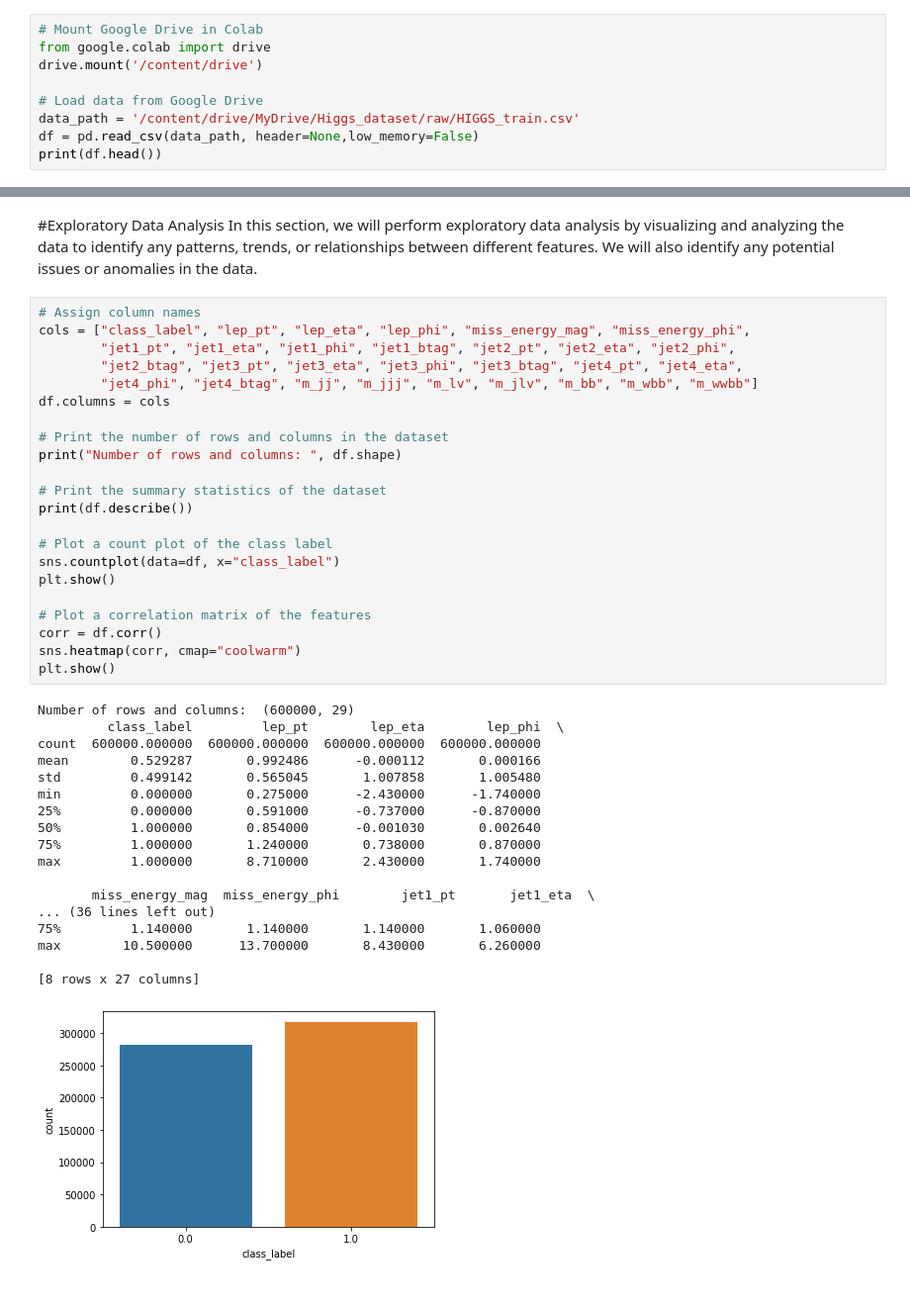
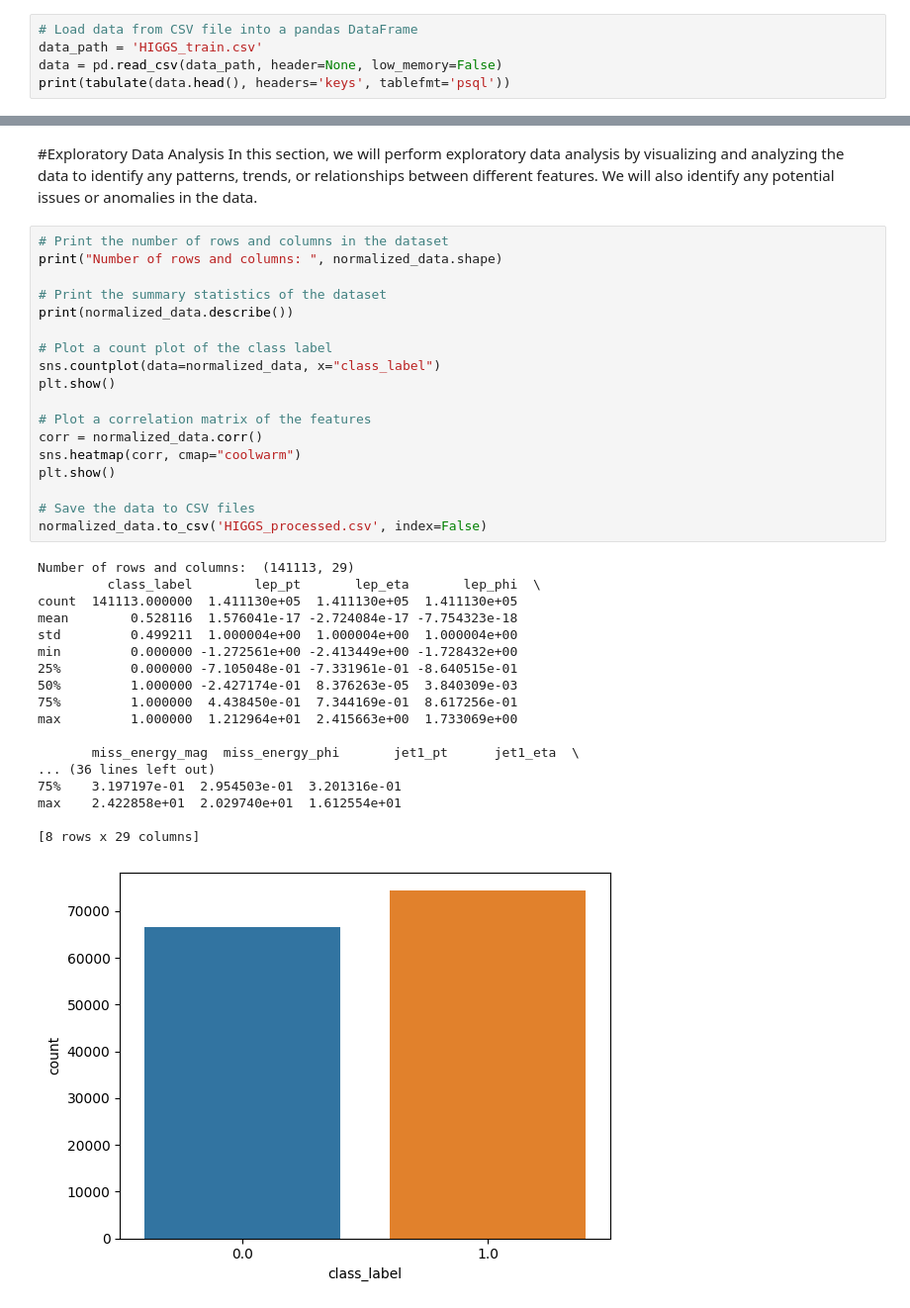
Before and after one commit to YahyaEryani/quantum-model, a Jupyter notebook: notebooks/01_data_exploration.ipynb, the cells around one changed output, grey strips where cells are left out. Shown at 99% size. Saved outputs shown, nothing was run; the diff lists cells and outputs as text.

Commit message:
cleaned data further and rearranged notebook

```diff
--- a/notebooks/01_data_exploration.ipynb
+++ b/notebooks/01_data_exploration.ipynb
@@ -15,12 +17,8 @@ from sklearn.preprocessing import StandardScaler
 #Loading Data
 Here, we will load the Higgs boson dataset into a pandas DataFrame and inspect the data to get a better understanding of the data structure and format.
 # %%
-# Mount Google Drive in Colab
-from google.colab import drive
-drive.mount('/content/drive')
-
-# Load data from Google Drive
-data_path = '/content/drive/MyDrive/Higgs_dataset/raw/HIGGS_train.csv'
-df = pd.read_csv(data_path, header=None,low_memory=False)
-print(df.head())
+# Load data from CSV file into a pandas DataFrame
+data_path = 'HIGGS_train.csv'
+data = pd.read_csv(data_path, header=None, low_memory=False)
+print(tabulate(data.head(), headers='keys', tablefmt='psql'))
 # %% [output]
@@ -44,43 +95,39 @@ Mounted at /content/drive
 #Exploratory Data Analysis
 In this section, we will perform exploratory data analysis by visualizing and analyzing the data to identify any patterns, trends, or relationships between different features. We will also identify any potential issues or anomalies in the data.
 # %%
-# Assign column names
-cols = ["class_label", "lep_pt", "lep_eta", "lep_phi", "miss_energy_mag", "miss_energy_phi",
-        "jet1_pt", "jet1_eta", "jet1_phi", "jet1_btag", "jet2_pt", "jet2_eta", "jet2_phi",
-        "jet2_btag", "jet3_pt", "jet3_eta", "jet3_phi", "jet3_btag", "jet4_pt", "jet4_eta",
-        "jet4_phi", "jet4_btag", "m_jj", "m_jjj", "m_lv", "m_jlv", "m_bb", "m_wbb", "m_wwbb"]
-df.columns = cols
-
 # Print the number of rows and columns in the dataset
-print("Number of rows and columns: ", df.shape)
+print("Number of rows and columns: ", normalized_data.shape)
 
 # Print the summary statistics of the dataset
-print(df.describe())
+print(normalized_data.describe())
 
 # Plot a count plot of the class label
-sns.countplot(data=df, x="class_label")
+sns.countplot(data=normalized_data, x="class_label")
 plt.show()
 
 # Plot a correlation matrix of the features
-corr = df.corr()
+corr = normalized_data.corr()
 sns.heatmap(corr, cmap="coolwarm")
 plt.show()
+
+# Save the data to CSV files
+normalized_data.to_csv('HIGGS_processed.csv', index=False)
 # %% [output]
-Number of rows and columns:  (600000, 29)
-         class_label         lep_pt        lep_eta        lep_phi  \
-count  600000.000000  600000.000000  600000.000000  600000.000000
-mean        0.529287       0.992486      -0.000112       0.000166
-std         0.499142       0.565045       1.007858       1.005480
-min         0.000000       0.275000      -2.430000      -1.740000
-25%         0.000000       0.591000      -0.737000      -0.870000
-50%         1.000000       0.854000      -0.001030       0.002640
-75%         1.000000       1.240000       0.738000       0.870000
-max         1.000000       8.710000       2.430000       1.740000
+Number of rows and columns:  (141113, 29)
+         class_label        lep_pt       lep_eta       lep_phi  \
+count  141113.000000  1.411130e+05  1.411130e+05  1.411130e+05
+mean        0.528116  1.576041e-17 -2.724084e-17 -7.754323e-18
+std         0.499211  1.000004e+00  1.000004e+00  1.000004e+00
+min         0.000000 -1.272561e+00 -2.413449e+00 -1.728432e+00
+25%         0.000000 -7.105048e-01 -7.331961e-01 -8.640515e-01
+50%         1.000000 -2.427174e-01  8.376263e-05  3.840309e-03
+75%         1.000000  4.438450e-01  7.344169e-01  8.617256e-01
+max         1.000000  1.212964e+01  2.415663e+00  1.733069e+00
 
-       miss_energy_mag  miss_energy_phi        jet1_pt       jet1_eta  \
+       miss_energy_mag  miss_energy_phi       jet1_pt      jet1_eta  \
 ... (36 lines left out)
-75%         1.140000       1.140000       1.140000       1.060000
-max        10.500000      13.700000       8.430000       6.260000
+75%    3.197197e-01  2.954503e-01  3.201316e-01
+max    2.422858e+01  2.029740e+01  1.612554e+01
 
-[8 rows x 27 columns]
+[8 rows x 29 columns]
-[figure, old version]
+[figure, new version]
```
Also changed, not shown: parts of 7 cells of this notebook.
